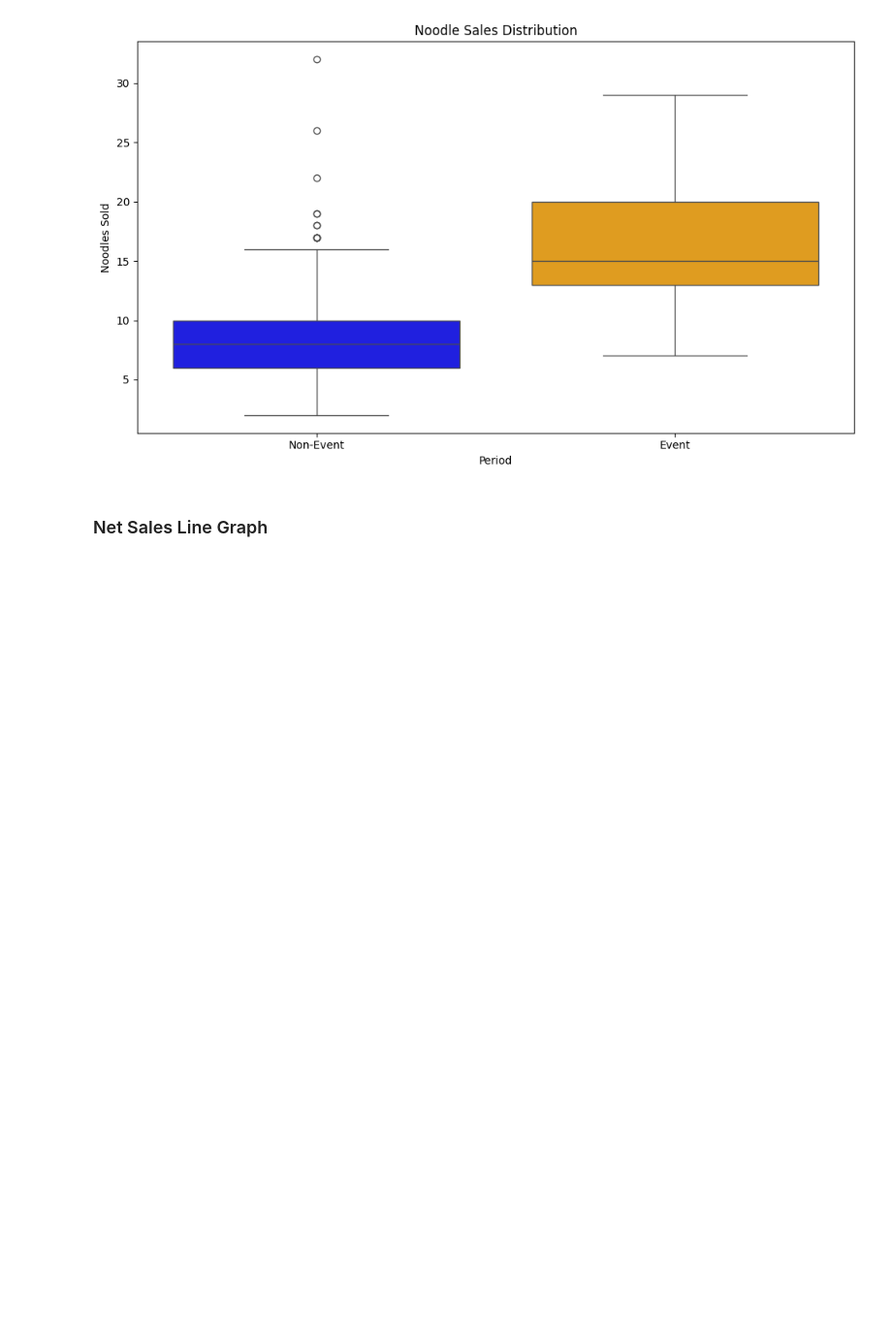
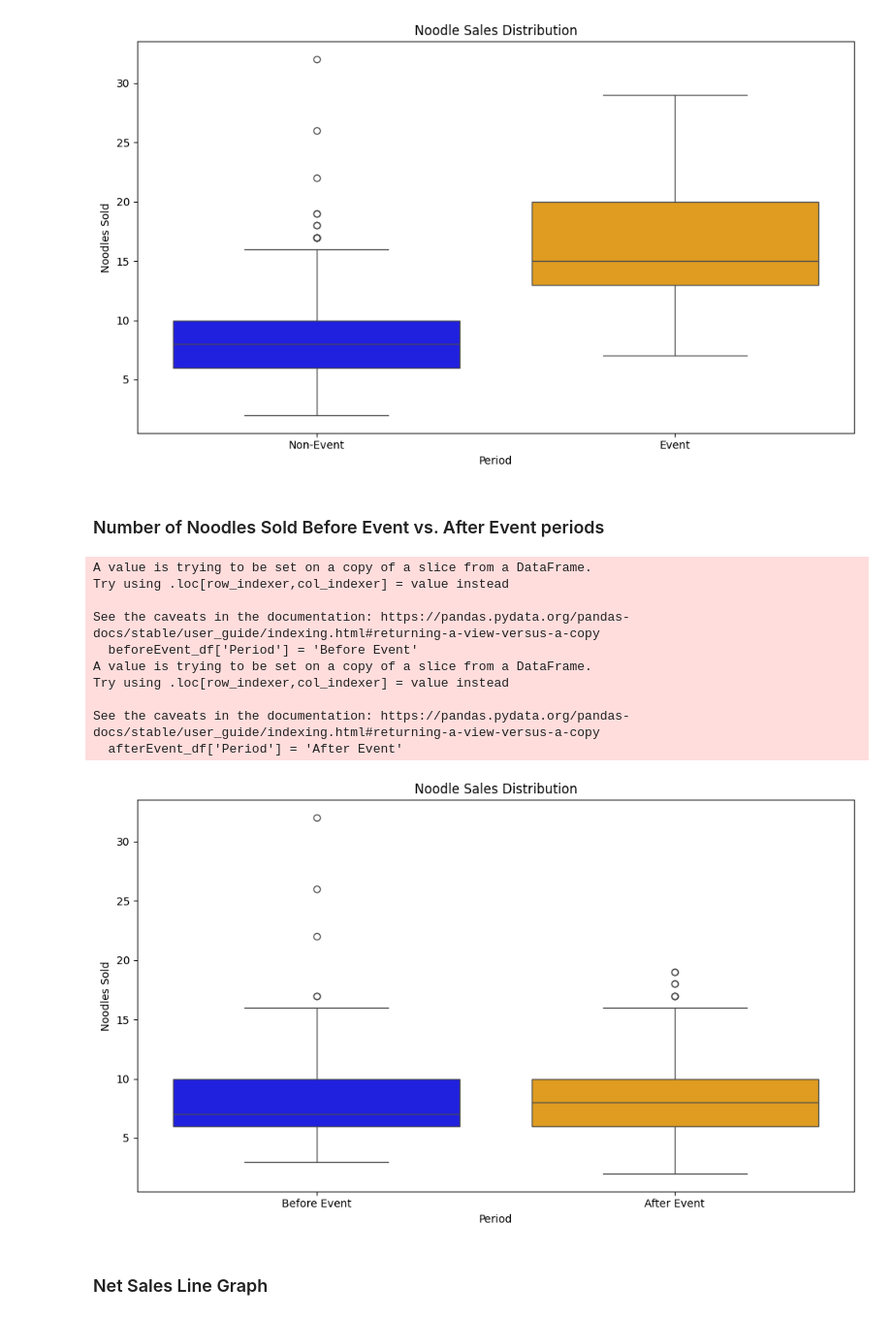
Before and after one commit to leejeff0319/Restaurant_Promotional_Event, a Jupyter notebook: Data_Analysis.ipynb, the cells around one changed output. Shown at 97% size. Drawn from its saved outputs; the diff is of its cells as text; code cells hidden in the pictures; blank space fills up the shorter version.

```diff
--- a/Data_Analysis.ipynb
+++ b/Data_Analysis.ipynb
@@ -176,6 +176,46 @@ plt.tight_layout()
 plt.show()
 # %% [output]
 [figure]
+# %% [markdown]
+### Number of Noodles Sold Before Event vs. After Event periods
+# %%
+# Created Copies of nonEvent_df and Event_df
+nonEvent_df = nonEvent_df.copy()
+Event_df = Event_df.copy()
+
+# Add 'Period' column to both DataFrames
+beforeEvent_df['Period'] = 'Before Event'
+afterEvent_df['Period'] = 'After Event'
+
+# Concatonate into single DF to keep period attributes
+combined_df = pd.concat([beforeEvent_df, afterEvent_df])
+
+# Set up figure and axes
+plt.figure(figsize=(10, 6))
+
+# Plot box plot for 'Net Sales' based on Period
+sns.boxplot(x='Period', y='Noodles Sold', data=combined_df, hue='Period', palette={'Before Event': 'blue', 'After Event': 'orange'}, legend=False)
+
+# Set labels and title
+plt.xlabel('Period')
+plt.ylabel('Noodles Sold')
+plt.title('Noodle Sales Distribution')
+
+# Show plot
+plt.tight_layout()
+plt.show()
+# %% [output]
+A value is trying to be set on a copy of a slice from a DataFrame.
+Try using .loc[row_indexer,col_indexer] = value instead
+
+See the caveats in the documentation: https://pandas.pydata.org/pandas-docs/stable/user_guide/indexing.html#returning-a-view-versus-a-copy
+  beforeEvent_df['Period'] = 'Before Event'
+A value is trying to be set on a copy of a slice from a DataFrame.
+Try using .loc[row_indexer,col_indexer] = value instead
+
+See the caveats in the documentation: https://pandas.pydata.org/pandas-docs/stable/user_guide/indexing.html#returning-a-view-versus-a-copy
+  afterEvent_df['Period'] = 'After Event'
+[figure, added]
 # %% [markdown]
 ### Net Sales Line Graph
 # %%
```
Also changed, not shown: parts of 1 cell of this notebook.
